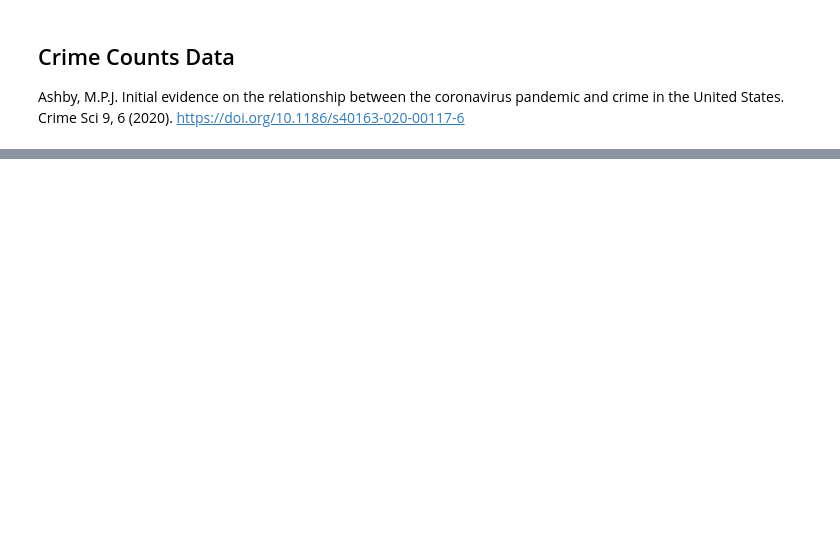
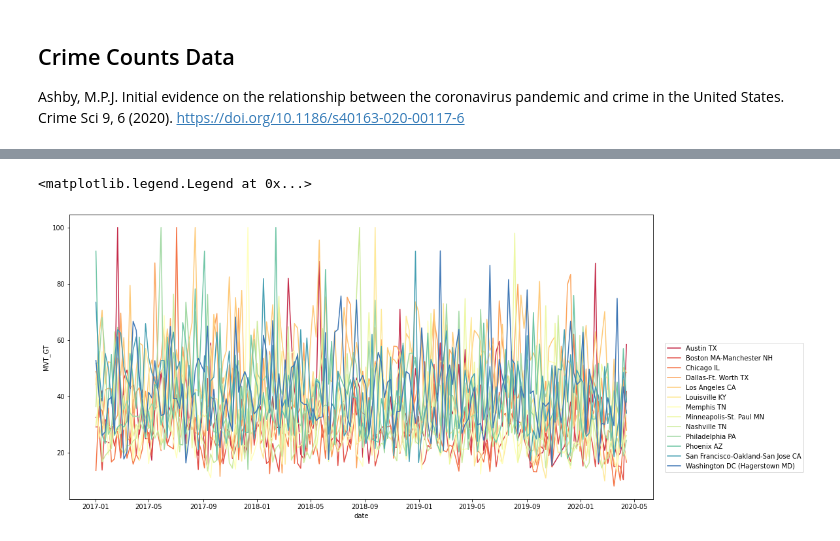
Before and after one commit to Yu-Hsuan-Liu/GT-MVT-Weekly-City, a Jupyter notebook: Combine_files_and_rescale.ipynb, the cells around one changed output, grey strips where cells are left out. Cells and saved outputs as stored; diff of their text form; code cells hidden in the pictures; blank space fills up the shorter version.

```diff
--- a/Combine_files_and_rescale.ipynb
+++ b/Combine_files_and_rescale.ipynb
@@ -186,0 +380,10 @@ df4
+# %%
+plt.figure(figsize=(16,8))
+sns.lineplot(final_data, x = 'date', y = 'MVT_GT', hue = 'dma', palette =("Spectral"))
+
+plt.legend(bbox_to_anchor=(1.02, 0.55), loc='upper left', borderaxespad=0)
+
+#sns.lineplot(x = "date", y = "MVT_counts", data = final_data)
+# %% [output]
+<matplotlib.legend.Legend at 0x...>
+[figure, added]
```
Also changed, not shown: parts of 118 cells of this notebook, 5 other files.
